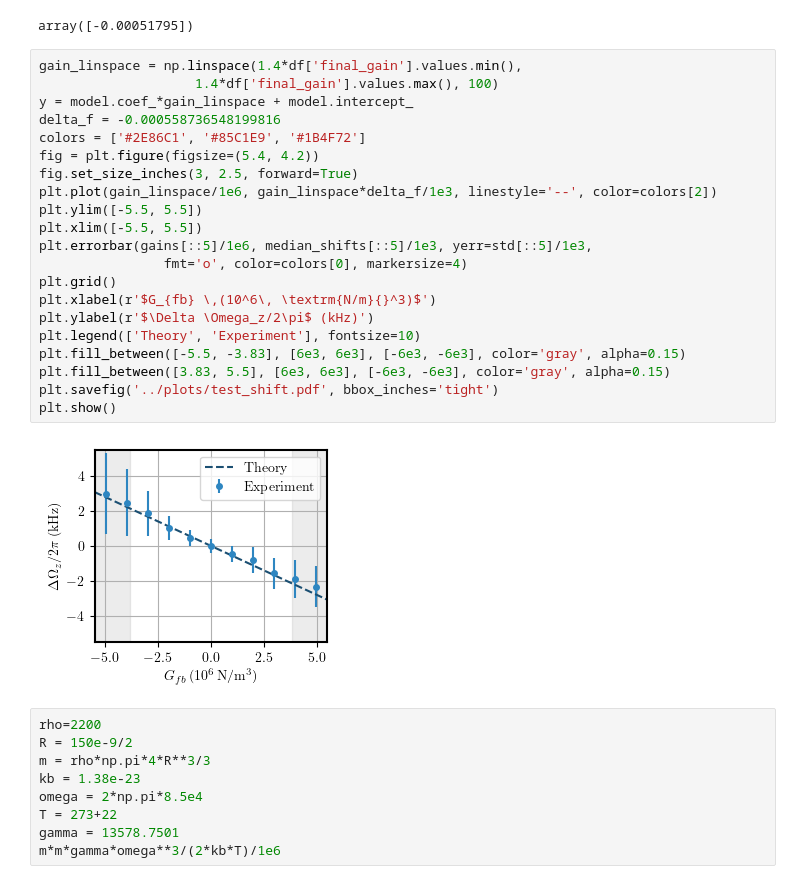
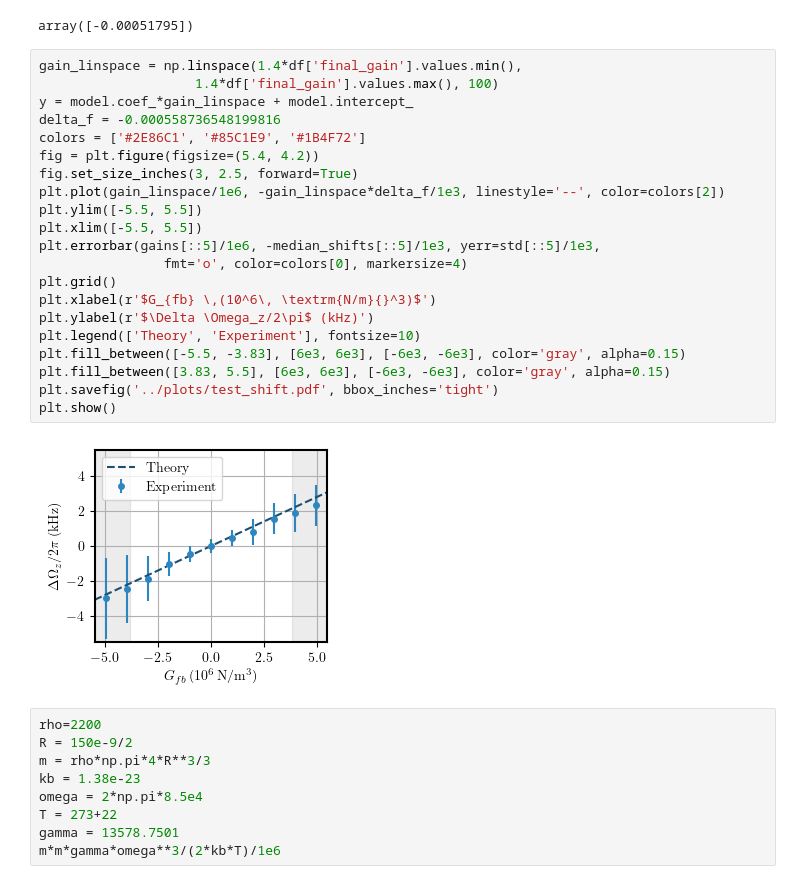
Before and after one commit to QuantumAdventures/non-linearity-experiment, a Jupyter notebook: notebooks/2. Analysis Shift.ipynb, the cells around one changed output. Saved outputs shown, nothing was run; the diff lists cells and outputs as text.

```diff
--- a/notebooks/2. Analysis Shift.ipynb
+++ b/notebooks/2. Analysis Shift.ipynb
@@ -89,26 +89,26 @@ array([-0.00051795])
 # %%
 gain_linspace = np.linspace(1.4*df['final_gain'].values.min(),
                     1.4*df['final_gain'].values.max(), 100)
 y = model.coef_*gain_linspace + model.intercept_
 delta_f = -0.000558736548199816
 colors = ['#2E86C1', '#85C1E9', '#1B4F72']
 fig = plt.figure(figsize=(5.4, 4.2))
 fig.set_size_inches(3, 2.5, forward=True)
-plt.plot(gain_linspace/1e6, gain_linspace*delta_f/1e3, linestyle='--', color=colors[2])
+plt.plot(gain_linspace/1e6, -gain_linspace*delta_f/1e3, linestyle='--', color=colors[2])
 plt.ylim([-5.5, 5.5])
 plt.xlim([-5.5, 5.5])
-plt.errorbar(gains[::5]/1e6, median_shifts[::5]/1e3, yerr=std[::5]/1e3,
+plt.errorbar(gains[::5]/1e6, -median_shifts[::5]/1e3, yerr=std[::5]/1e3,
                 fmt='o', color=colors[0], markersize=4)
 plt.grid()
 plt.xlabel(r'$G_{fb} \,(10^6\, \textrm{N/m}{}^3)$')
 plt.ylabel(r'$\Delta \Omega_z/2\pi$ (kHz)')
 plt.legend(['Theory', 'Experiment'], fontsize=10)
 plt.fill_between([-5.5, -3.83], [6e3, 6e3], [-6e3, -6e3], color='gray', alpha=0.15)
 plt.fill_between([3.83, 5.5], [6e3, 6e3], [-6e3, -6e3], color='gray', alpha=0.15)
 plt.savefig('../plots/test_shift.pdf', bbox_inches='tight')
 plt.show()
 # %% [output]
-[figure, old version]
+[figure, new version]
 # %%
 rho=2200
 R = 150e-9/2
```
Also changed, not shown: 6 other files.
